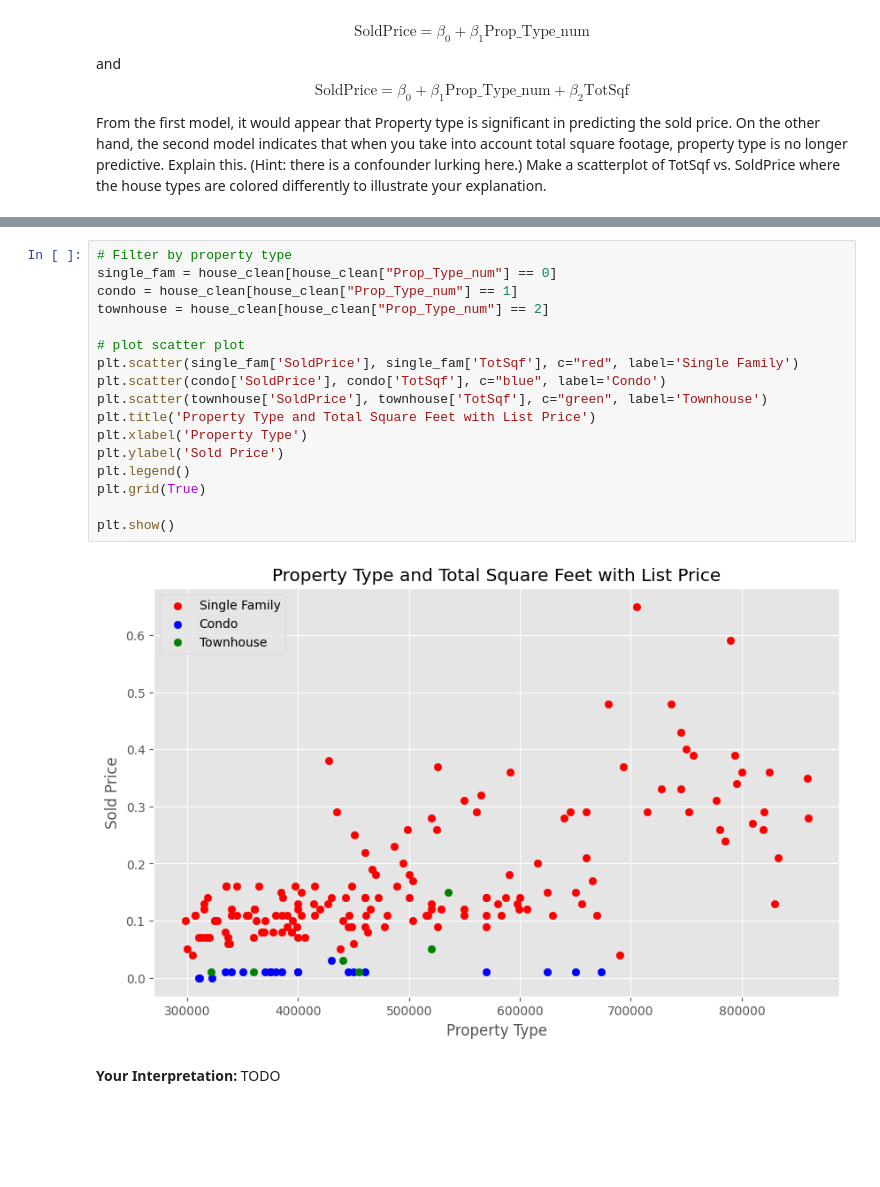
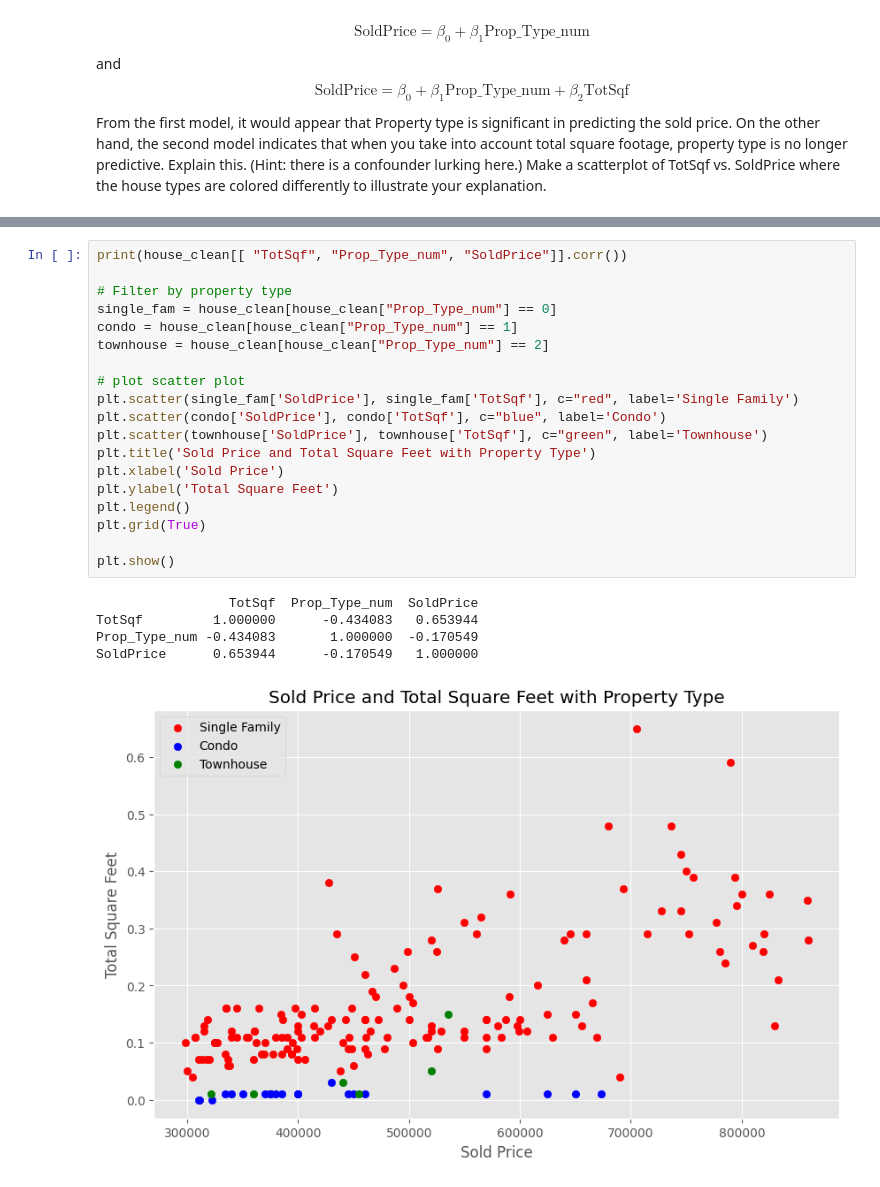
Before and after one commit to logancorrea/Intro-to-Data-Science, a Jupyter notebook: Homework/HW05/HW5.ipynb, the cells around one changed output, grey strips where cells are left out. Drawn from its saved outputs; the diff is of its cells as text; blank space fills up the shorter version.

```diff
--- a/Homework/HW05/HW5.ipynb
+++ b/Homework/HW05/HW5.ipynb
@@ -423,21 +398,25 @@ Notes:
 # %%
+print(house_clean[[ "TotSqf", "Prop_Type_num", "SoldPrice"]].corr())
+
 # Filter by property type
 single_fam = house_clean[house_clean["Prop_Type_num"] == 0]
 condo = house_clean[house_clean["Prop_Type_num"] == 1]
 townhouse = house_clean[house_clean["Prop_Type_num"] == 2]
 
 # plot scatter plot
 plt.scatter(single_fam['SoldPrice'], single_fam['TotSqf'], c="red", label='Single Family')
 plt.scatter(condo['SoldPrice'], condo['TotSqf'], c="blue", label='Condo')
 plt.scatter(townhouse['SoldPrice'], townhouse['TotSqf'], c="green", label='Townhouse')
-plt.title('Property Type and Total Square Feet with List Price')
-plt.xlabel('Property Type')
-plt.ylabel('Sold Price')
+plt.title('Sold Price and Total Square Feet with Property Type')
+plt.xlabel('Sold Price')
+plt.ylabel('Total Square Feet')
 plt.legend()
 plt.grid(True)
 
 plt.show()
 # %% [output]
+                 TotSqf  Prop_Type_num  SoldPrice
+TotSqf         1.000000      -0.434083   0.653944
+Prop_Type_num -0.434083       1.000000  -0.170549
+SoldPrice      0.653944      -0.170549   1.000000
-[figure, old version]
+[figure, new version]
-# %% [markdown]
-**Your Interpretation:** TODO
```
Also changed, not shown: parts of 3 cells of this notebook.
